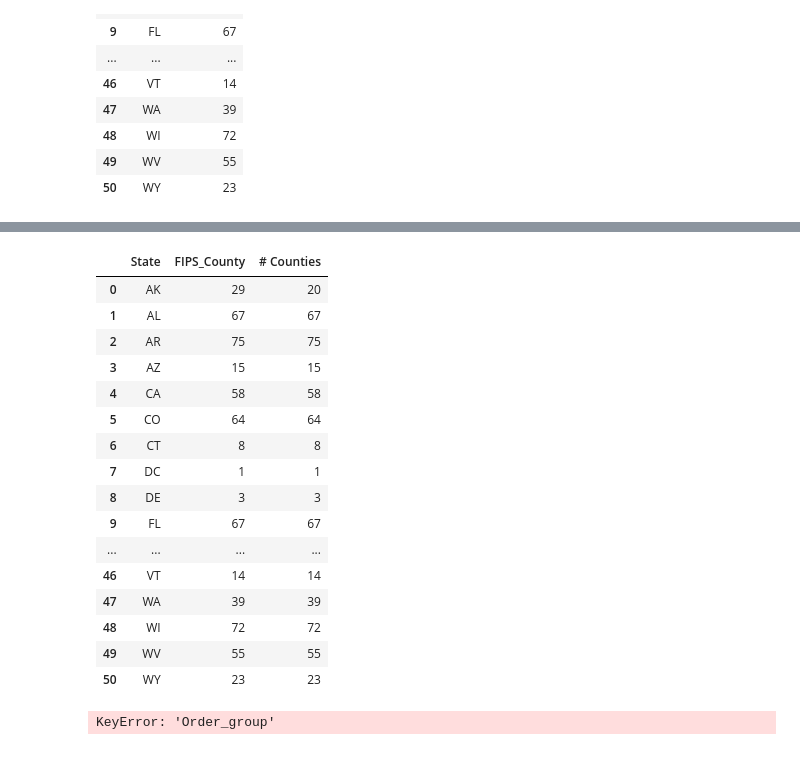
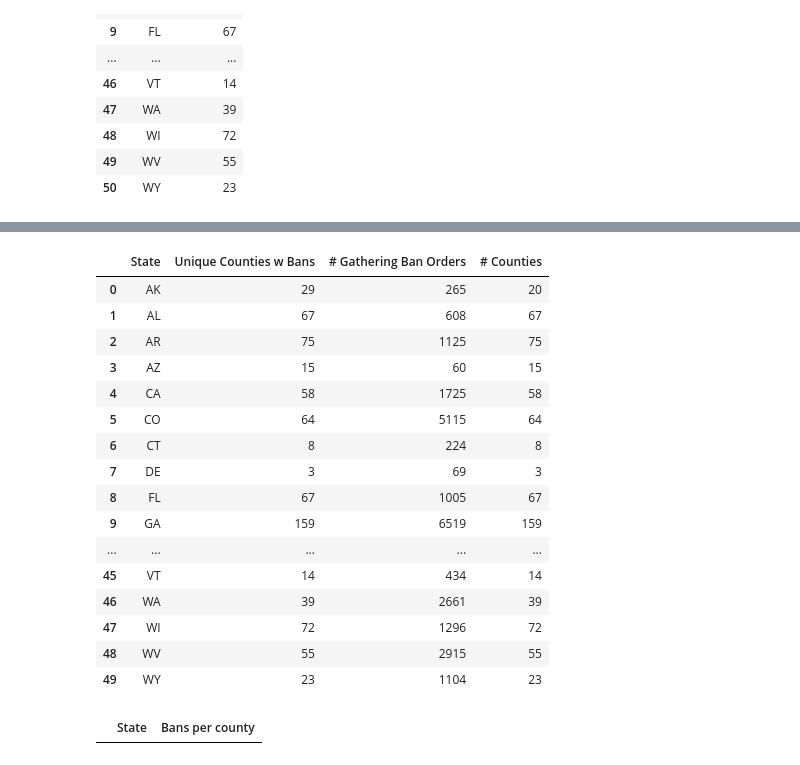
Before and after one commit to DS4A-Team79/COVID-Project, a Jupyter notebook: nmatos/GatherBansExploration.ipynb, the cells around one changed output, grey strips where cells are left out. Saved outputs shown, nothing was run; the diff lists cells and outputs as text; code cells hidden in the pictures.

Commit message:
Updated GatherBansExploration for clarity

```diff
--- a/nmatos/GatherBansExploration.ipynb
+++ b/nmatos/GatherBansExploration.ipynb
@@ -72,5 +86,5 @@ bans_us['State'].unique()
 
 bans_us.groupby(["State", "General_GB_order_group"]).count()
 pd.set_option('display.max_rows',
-bans_us[bans_us["State"]=="AK"].groupby(["General_GB_order_code", "date"]).count()
+bans_us[bans_us["State"]=="AK"].groupby(["General_GB_order_code", "date"]).count())
 # %% [output]
@@ -405,36 +448,36 @@ state_counties
 # %%
 #add number of counties to table with number of orders made for counties in each state
 state_county_bans = ban_order_states.merge(state_counties, on='State', how='left')
+state_county_bans = count_counties_with_bans.merge(state_county_bans, on='State', how='left')
+state_county_bans.rename(columns={'FIPS_County':'Unique Counties w Bans','County_Name':'# Gathering Ban Orders'},inplace=True)
 state_county_bans
-
-state_county_bans = count_counties_with_bans.merge(state_counties, on='State', how='left')
-state_county_bans
 # %% [output]
-|  | State | FIPS_County | # Counties |
-| 0 | AK | 29 | 20 |
-| 1 | AL | 67 | 67 |
-| 2 | AR | 75 | 75 |
-| 3 | AZ | 15 | 15 |
-| 4 | CA | 58 | 58 |
-| 5 | CO | 64 | 64 |
-| 6 | CT | 8 | 8 |
-| 7 | DC | 1 | 1 |
-| 8 | DE | 3 | 3 |
-| 9 | FL | 67 | 67 |
-| ... | ... | ... | ... |
-| 46 | VT | 14 | 14 |
-| 47 | WA | 39 | 39 |
-| 48 | WI | 72 | 72 |
-| 49 | WV | 55 | 55 |
-| 50 | WY | 23 | 23 |
+|  | State | Unique Counties w Bans | # Gathering Ban Orders | # Counties |
+| 0 | AK | 29 | 265 | 20 |
+| 1 | AL | 67 | 608 | 67 |
+| 2 | AR | 75 | 1125 | 75 |
+| 3 | AZ | 15 | 60 | 15 |
+| 4 | CA | 58 | 1725 | 58 |
+| 5 | CO | 64 | 5115 | 64 |
+| 6 | CT | 8 | 224 | 8 |
+| 7 | DE | 3 | 69 | 3 |
+| 8 | FL | 67 | 1005 | 67 |
+| 9 | GA | 159 | 6519 | 159 |
+| ... | ... | ... | ... | ... |
+| 45 | VT | 14 | 434 | 14 |
+| 46 | WA | 39 | 2661 | 39 |
+| 47 | WI | 72 | 1296 | 72 |
+| 48 | WV | 55 | 2915 | 55 |
+| 49 | WY | 23 | 1104 | 23 |
 # %%
 #Find states that don't have county numbers.
 states_missing = state_counties.merge(ban_order_states,on='State',how='left')
-states_missing = states_missing[states_missing['Order_group'].isnull()]
+states_missing.head()
+states_missing = states_missing[states_missing['# Counties'].isnull()]
 states = states_missing['State'].to_frame()
 
 #Add a column to account for missing states in final bans per county data
 states['Bans per county'] = 0
 states
 # %% [output]
-KeyError: 'Order_group'
+|  | State | Bans per county |
```
Also changed, not shown: parts of 20 cells of this notebook.
